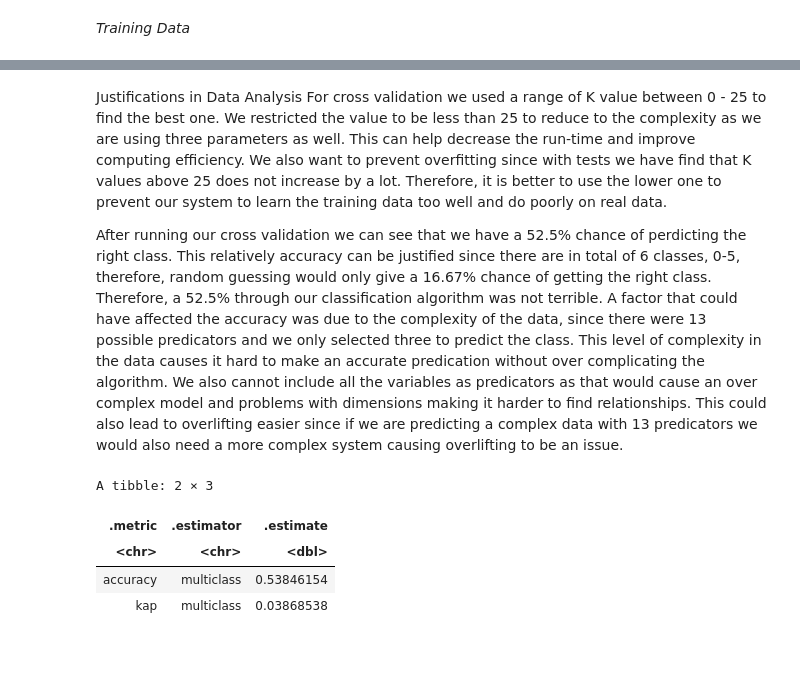
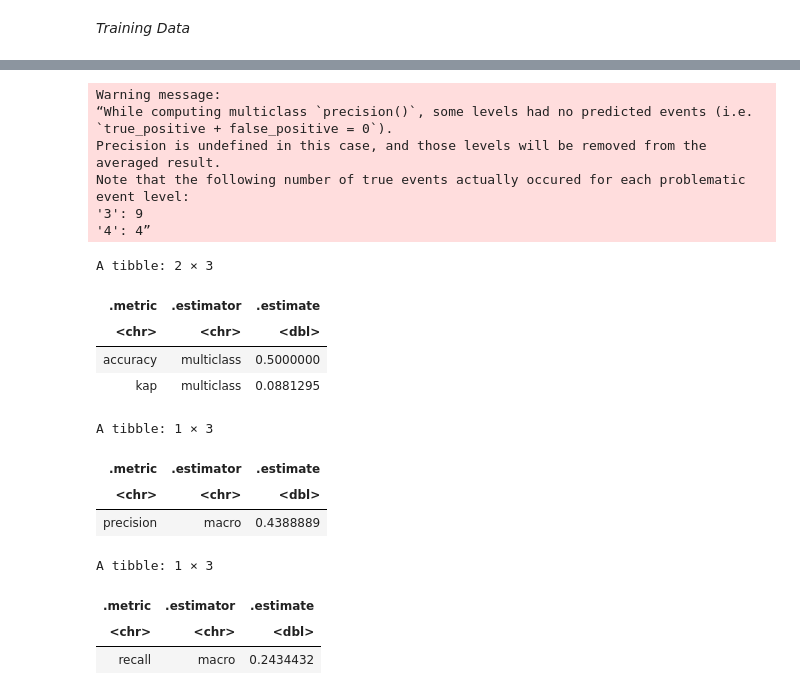
Before and after one commit to JJyang30/DSCI100-019-Group-Project, a Jupyter notebook: Final_Dsci_Project.ipynb, the cells around one changed output, grey strips where cells are left out. Saved outputs shown, nothing was run; the diff lists cells and outputs as text; code cells hidden in the pictures; blank space fills up the shorter version.

```diff
--- a/Final_Dsci_Project.ipynb
+++ b/Final_Dsci_Project.ipynb
@@ -110,29 +137,46 @@ A tibble: 1 × 7
-# %% [markdown]
-Justifications in Data Analysis
-For cross validation we used a range of K value between 0 - 25 to find the best one. We restricted the value to be less than 25 to reduce to the complexity as we are using three parameters as well. This can help decrease the run-time and improve computing efficiency. We also want to prevent overfitting since with tests we have find that K values above 25 does not increase by a lot. Therefore, it is better to use the lower one to prevent our system to learn the training data too well and do poorly on real data.
-
-After running our cross validation we can see that we have a 52.5% chance of perdicting the right class. This relatively accuracy can be justified since there are in total of 6 classes, 0-5, therefore, random guessing would only give a 16.67% chance of getting the right class. Therefore, a 52.5% through our classification algorithm was not terrible. A factor that could have affected the accuracy was due to the complexity of the data, since there were 13 possible predicators and we only selected three to predict the class. This level of complexity in the data causes it hard to make an accurate predication without over complicating the algorithm. We also cannot include all the variables as predicators as that would cause an over complex model and problems with dimensions making it harder to find relationships. This could also lead to overlifting easier since if we are predicting a complex data with 13 predicators we would also need a more complex system causing overlifting to be an issue.
 # %%
 set.seed(2024)
-knn_best_spec <- nearest_neighbor(weight_func = "rectangular", neighbors = 18) |>
+knn_best_spec <- nearest_neighbor(weight_func = "rectangular", neighbors = 12) |>
        set_engine("kknn") |>
        set_mode("classification")
-
 
 heart_best_fit <- workflow() |>
        add_recipe(heart_recipe) |>
        add_model(knn_best_spec) |>
        fit(data = heart_data_train)
 
 heart_test_predictions <- predict(heart_best_fit , heart_data_test) |>
        bind_cols(heart_data_test)
 
 heart_prediction_accuracy <- heart_test_predictions |>
-         metrics(truth = num, estimate = .pred_class)
+        metrics(truth = num, estimate = .pred_class)
+
+heart_prediction_precision <- heart_test_predictions |>
+        precision(truth = num, estimate = .pred_class)
+
+heart_prediction_recall <- heart_test_predictions |>
+        recall(truth = num, estimate = .pred_class)
+
 heart_prediction_accuracy
+heart_prediction_precision
+heart_prediction_recall
 # %% [output]
-A tibble: 2 × 3
+Warning message:
+“While computing multiclass `precision()`, some levels had no predicted events (i.e. `true_positive + false_positive = 0`).
+Precision is undefined in this case, and those levels will be removed from the averaged result.
+Note that the following number of true events actually occured for each problematic event level:
+'3': 9
+'4': 4”
+A tibble: 2 × 3
 | .metric | .estimator | .estimate |
 | <chr> | <chr> | <dbl> |
-| accuracy | multiclass | 0.53846154 |
-| kap | multiclass | 0.03868538 |
+| accuracy | multiclass | 0.5000000 |
+| kap | multiclass | 0.0881295 |
+A tibble: 1 × 3
+| .metric | .estimator | .estimate |
+| <chr> | <chr> | <dbl> |
+| precision | macro | 0.4388889 |
+A tibble: 1 × 3
+| .metric | .estimator | .estimate |
+| <chr> | <chr> | <dbl> |
+| recall | macro | 0.2434432 |
```
Also changed, not shown: parts of 9 cells of this notebook.
